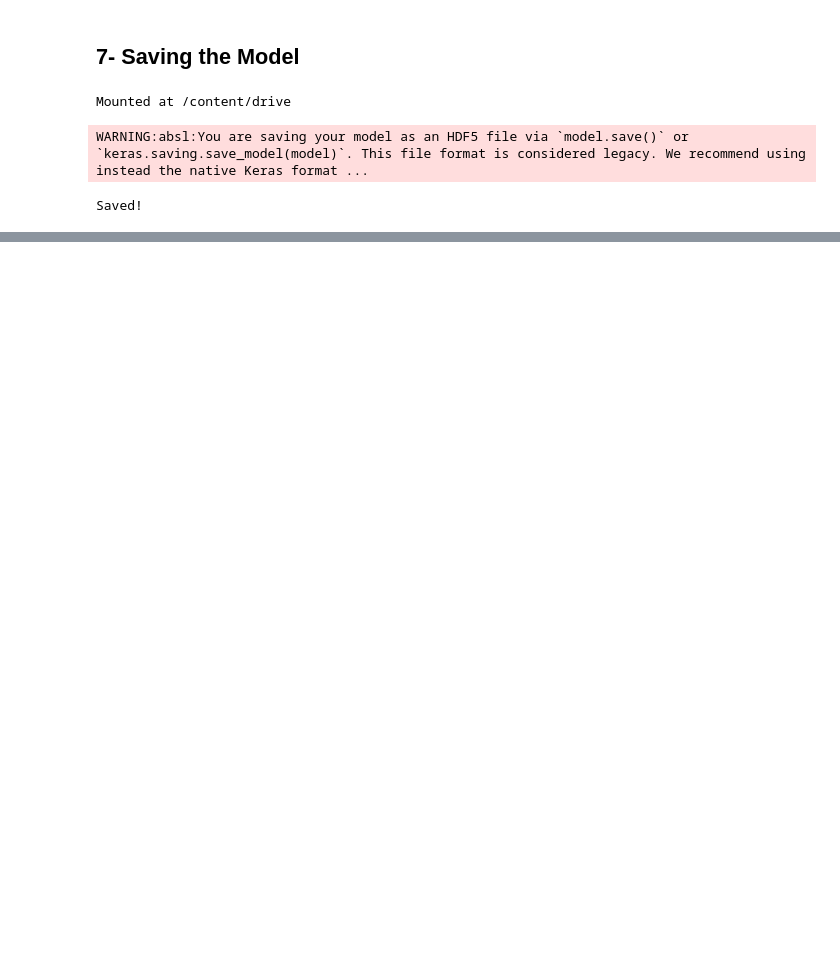
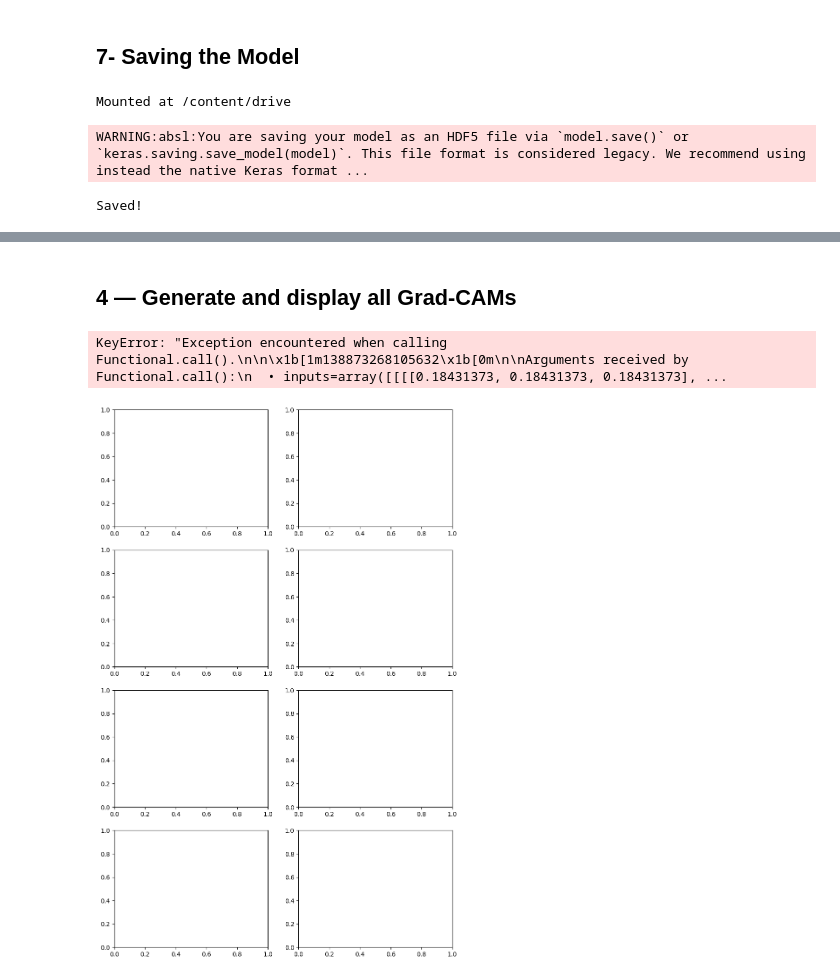
Before and after one commit to yusuf-codes10/deep-learining-project, a Jupyter notebook: transfer_model.ipynb, the cells around one changed output, grey strips where cells are left out. Saved outputs shown, nothing was run; the diff lists cells and outputs as text; code cells hidden in the pictures; blank space fills up the shorter version.

```diff
--- a/transfer_model.ipynb
+++ b/transfer_model.ipynb
@@ -462,0 +655,20 @@ Saved!
+# %%
+# ── Select images: correct normal, correct pneumonia, wrong normal, wrong pneumonia
+transfer_preds_raw = transfer_model.predict(X_test).flatten()
+predicted_best     = (transfer_preds_raw > best_threshold).astype(int)
+
+# Indices for each category
+correct_normal    = np.where((y_test == 0) & (predicted_best == 0))[0]
+correct_pneumonia = np.where((y_test == 1) & (predicted_best == 1))[0]
+wrong_normal      = np.where((y_test == 0) & (predicted_best == 1))[0]  # Normal predicted as Pneumonia
+wrong_pneumonia   = np.where((y_test == 1) & (predicted_best == 0))[0]  # Pneumonia predicted as Normal
+
+# Pick 1 from each, 2 from correct since wrongs might be few
+picks = {
+    "✅ Correct NORMAL"   : correct_normal[0],
+    "✅ Correct PNEUMONIA": correct_pneumonia[0],
+    "❌ Wrong (Normal→Pneumonia)": wrong_normal[0]    if len(wrong_normal)    > 0 else None,
+    "❌ Wrong (Pneumonia→Normal)": wrong_pneumonia[0] if len(wrong_pneumonia) > 0 else None,
+}
+
+print("Selected indices:", picks)
@@ -462,0 +678,58 @@ Saved!
+# %% [markdown]
+##  4 — Generate and display all Grad-CAMs
+# %%
+# ── Plot Grad-CAM for all 4 picks ─────────────────────────────────────────────
+fig, axes = plt.subplots(len(picks), 2, figsize=(10, 4 * len(picks)))
+
+# Build grad_model ONCE — input → [block5_conv3 spatial output, final sigmoid]
+# We go through the full transfer_model so no manual layer looping needed
+grad_model = tf.keras.models.Model(
+    inputs=transfer_model.input,
+    outputs=[
+        transfer_model.get_layer("vgg16").get_layer("block5_conv3").output,
+        transfer_model.output
+    ]
+)
+
+for i, (label, idx) in enumerate(picks.items()):
+    if idx is None:
+        axes[i, 0].set_title(f"{label} — no examples found")
+        axes[i, 0].axis('off')
+        axes[i, 1].axis('off')
+        continue
+
+    img       = X_test[idx]
+    img_input = np.expand_dims(img, axis=0).astype(np.float32)
+    prob      = transfer_preds_raw[idx]
+    true_lbl  = "NORMAL" if y_test[idx] == 0 else "PNEUMONIA"
+    pred_lbl  = "NORMAL" if predicted_best[idx] == 0 else "PNEUMONIA"
+
+    # Watch conv_out so gradients don't return None
+    with tf.GradientTape() as tape:
+        conv_out, final_pred = grad_model(img_input)
+        tape.watch(conv_out)
+        loss = final_pred[:, 0]
+
+    grads   = tape.gradient(loss, conv_out)
+    pooled  = tf.reduce_mean(grads, axis=(0, 1, 2))
+    heatmap = conv_out[0] @ pooled[..., tf.newaxis]
+    heatmap = tf.squeeze(heatmap)
+    heatmap = tf.maximum(heatmap, 0) / (tf.math.reduce_max(heatmap) + 1e-8)
+    heatmap = heatmap.numpy()
+
+    overlay = overlay_gradcam(img, heatmap)
+
+    axes[i, 0].imshow(img)
+    axes[i, 0].set_title(f"{label}\nTrue: {true_lbl} | Pred: {pred_lbl} | Conf: {prob:.2f}")
+    axes[i, 0].axis('off')
+
+    axes[i, 1].imshow(overlay)
+    axes[i, 1].set_title("Grad-CAM Heatmap")
+    axes[i, 1].axis('off')
+
+plt.suptitle("VGG16 Transfer — Grad-CAM Visualization", fontsize=14, y=1.02)
+plt.tight_layout()
+plt.show()
+# %% [output]
+KeyError: "Exception encountered when calling Functional.call().\n\n\x1b[1m138873268105632\x1b[0m\n\nArguments received by Functional.call():\n  • inputs=array([[[[0.18431373, 0.18431373, 0.18431373], ...
+[figure, added]
```
Also changed, not shown: parts of 13 cells of this notebook.
